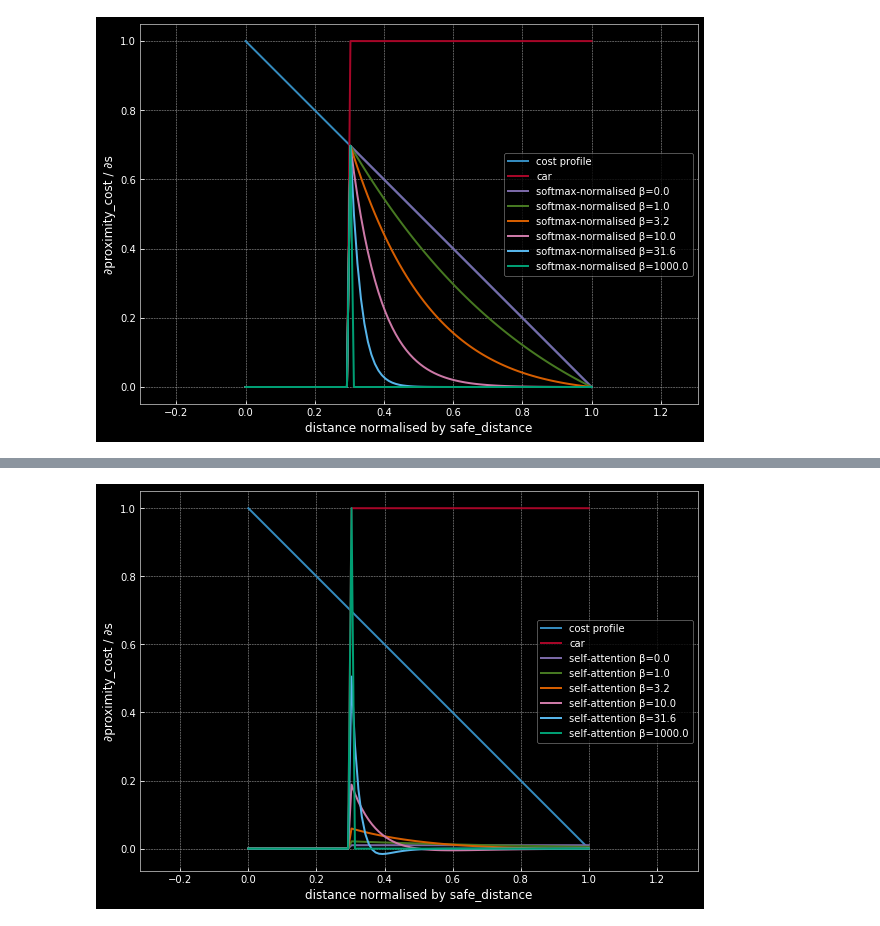
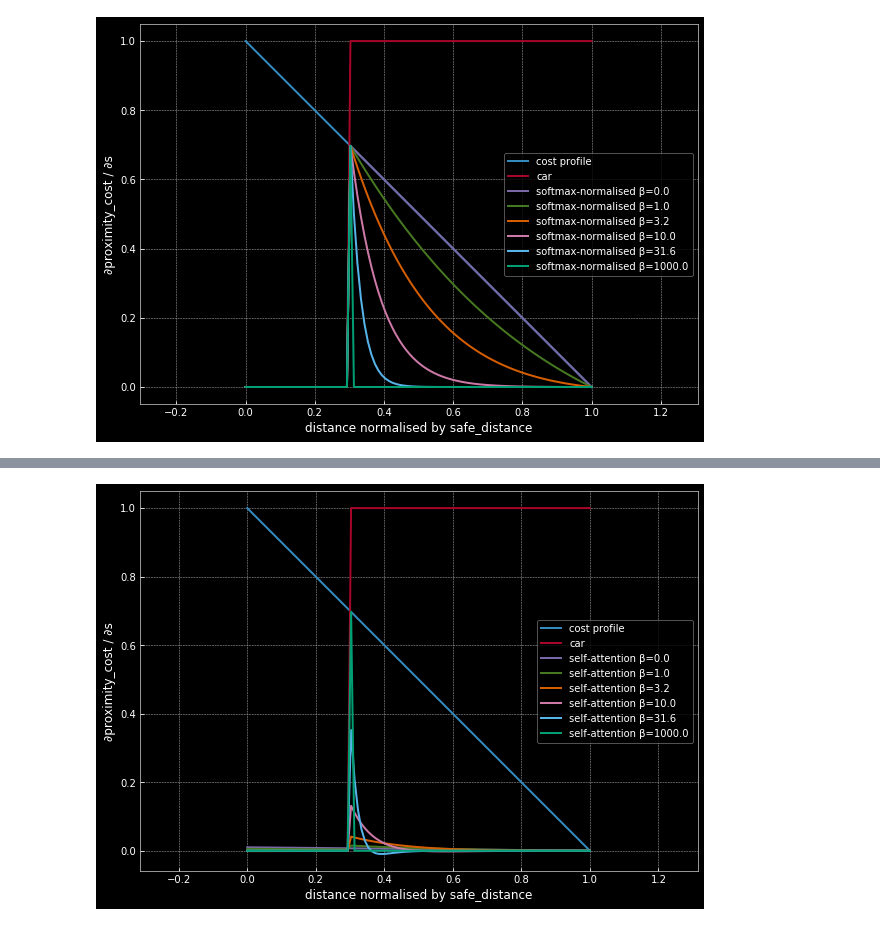
Before and after one commit to Atcold/pytorch-PPUU, a Jupyter notebook: Notebooks/Proximity-cost-profile.ipynb, the cells around one changed output, grey strips where cells are left out. Drawn from its saved outputs; the diff is of its cells as text; code cells hidden in the pictures.

Commit message:
visualized grads wrt other cars

```diff
--- a/Notebooks/Proximity-cost-profile.ipynb
+++ b/Notebooks/Proximity-cost-profile.ipynb
@@ -117,9 +117,9 @@ y = dict()
 c = 1 - x
 c[:start] = 0
 y['cost profile'] = 1 - x
-y['cost profile'].requires_grad = True
 y['car'] = torch.zeros(N)
 y['car'][start:] = 1
+y['car'].requires_grad = True
 for e in range(-1, 5):
     β = 10 ** (e / 2)
     if e == -1: β = 0
@@ -127,8 +127,8 @@ for e in range(-1, 5):
 
     cost = torch.logsumexp(β * y['cost profile'] * y['car'], dim=0 ) / β
     cost.backward()
-    y[f'log-sum-exp β={β:.1f}'] = y['cost profile'].grad.clone()
-    y['cost profile'].grad.zero_()
+    y[f'log-sum-exp β={β:.1f}'] = y['car'].grad.clone()
+    y['car'].grad.zero_()
 
 for k in y:
     if hasattr(y[k],'grad'): y[k] = y[k].detach().numpy()
@@ -159,33 +144,33 @@ tensor([0.0158, 0.0156, 0.0155, 0.0153, 0.0152, 0.0150, 0.0149, 0.0147, 0.0146,
 # %%
 # Max, softmax, sum
 N = 100
 start = 30
 x = torch.linspace(0, 1, N)
 y = dict()
 c = 1 - x
 c[:start] = 0
 y['cost profile'] = 1 - x
-y['cost profile'].requires_grad = True
 y['car'] = torch.zeros(N)
 y['car'][start:] = 1
+y['car'].requires_grad = True
 for e in range(-1, 5):
     β = 10 ** (e / 2)
     if e == -1: β = 0
     if e == 4: β = 1e3
     logit = y['cost profile'] * y['car']
     cost = torch.softmax(β *logit, dim=0)*logit
     cost.sum().backward()
-    y[f'self-attention β={β:.1f}'] = y['cost profile'].grad.clone()
-    y['cost profile'].grad.zero_()
+    y[f'self-attention β={β:.1f}'] = y['car'].grad.clone()
+    y['car'].grad.zero_()
 
 for k in y:
     if hasattr(y[k],'grad'): y[k] = y[k].detach().numpy()
     plot(x, y[k], '-', label=k)
 
 axis('equal')
 legend()
 xlabel('distance normalised by safe_distance')
 ylabel('∂proximity_cost / ∂s')
 savefig('normalised_attention.png')
 # %% [output]
-[figure, old version]
+[figure, new version]
```
Also changed, not shown: parts of 2 cells of this notebook, 1 other file.
